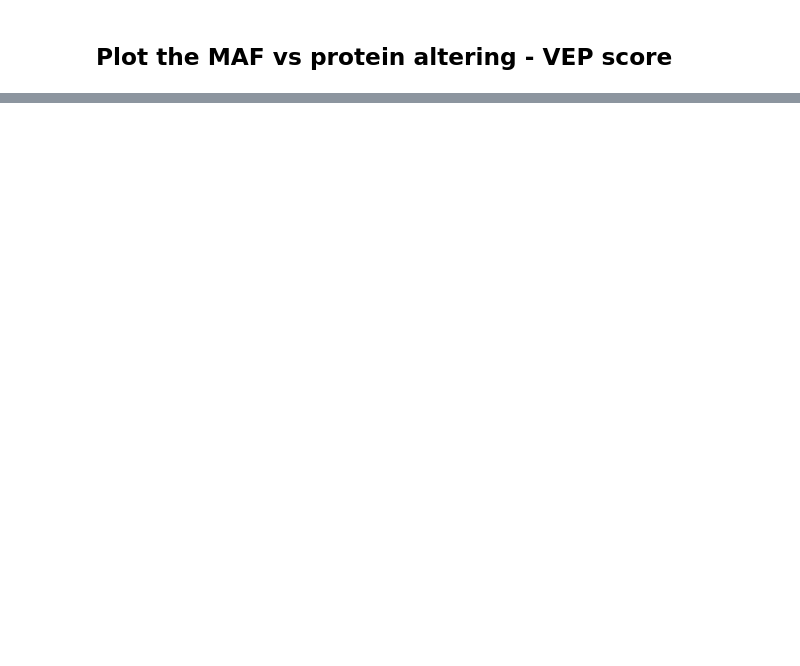
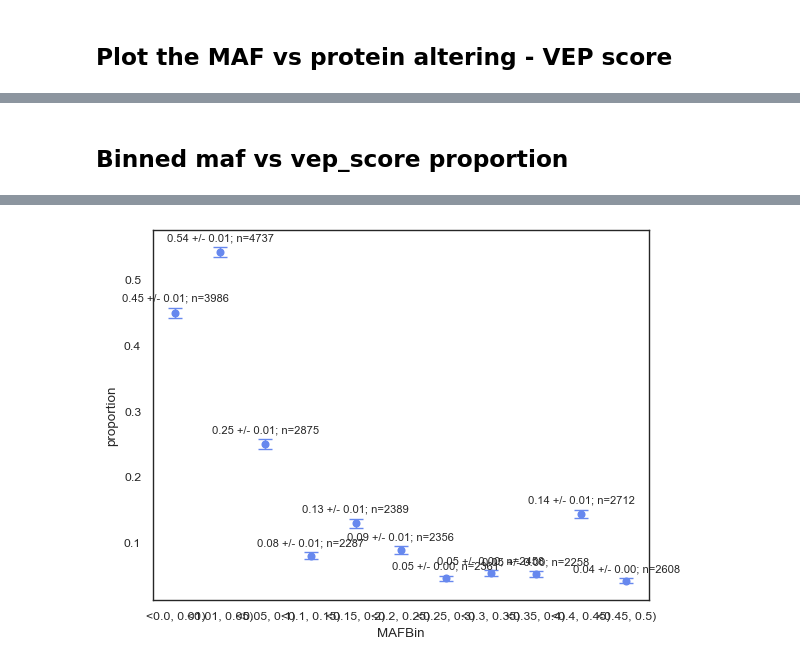
Before and after one commit to opentargets/Gentropy-manuscript, a Jupyter notebook: chapters/in_silico_effect_prediction/16_maf_lead_variant.ipynb, the cells around one changed output, grey strips where cells are left out. Saved outputs shown, nothing was run; the diff lists cells and outputs as text; code cells hidden in the pictures; blank space fills up the shorter version.

```diff
--- a/chapters/in_silico_effect_prediction/16_maf_lead_variant.ipynb
+++ b/chapters/in_silico_effect_prediction/16_maf_lead_variant.ipynb
@@ -294,0 +328,65 @@ sns.scatterplot(
+# %% [markdown]
+## Binned maf vs vep_score proportion
+# %%
+data = (
+    replicated_lead_variants_dataset.filter(pl.col("studyType") == "gwas")
+    .with_columns(
+        vep_score_proportion(pl.col("vepEffect"), pl.col("MAFBin")),
+    )
+    .select(
+        pl.col("vepProportion").struct.unnest(),
+        pl.col("variantId"),
+        pl.col("majorPopulationMAF"),
+        pl.col("MAFBin"),
+        pl.col("vepEffect").struct.field("normalisedScore"),
+    )
+)
+# sanity check
+n_data_group = data.filter(pl.col("MAFBin") == "<0.1, 0.2)").shape[0]
+n_data_protein_coding = data.filter(pl.col("MAFBin") == "<0.1, 0.2)").filter(pl.col("normalisedScore") >= 0.66).shape[0]
+print(f"Number of data points in <0.1, 0.2) MAF bin: {n_data_group}")
+print(f"Number of protein-coding variants in <0.1, 0.2) MAF bin: {n_data_protein_coding}")
+# print(
+#     f"Proportion of protein-coding variants in <0.1, 0.2) MAF bin: {n_data_protein_coding / (n_data_group - n_data_protein_coding):.2%}"
+# )
+actual = data.filter(pl.col("MAFBin") == "<0.1, 0.2)").select(
+    "proteinAlteringInMAFBin",
+    "nonProteinAlteringInMAFBin",
+    "proportion",
+    "stdErr",
+)
+print(actual.limit(1))
+
+grouped_data = (
+    data.group_by("MAFBin")
+    .agg(
+        pl.first("proportion"),
+        pl.first("stdErr"),
+        pl.mean("majorPopulationMAF"),
+        pl.count("variantId").alias("nVariants"),
+    )
+    .sort("majorPopulationMAF", descending=False)
+)
+print(grouped_data)
+
+# Plotting the proportion of protein-altering variants in different MAF bins
+fig = sns.scatterplot(data=grouped_data, x="MAFBin", y="proportion")
+fig.errorbar(
+    x=grouped_data["MAFBin"],
+    y=grouped_data["proportion"],
+    yerr=grouped_data["stdErr"],
+    fmt="o",
+    capsize=5,
+    elinewidth=1,
+    markeredgewidth=1,
+)
+# Add labels to the points
+for i, row in grouped_data.to_pandas().iterrows():
+    fig.text(
+        x=i,
+        y=row["proportion"] + row["stdErr"] + 0.01,
+        s=f"{row['proportion']:.2f} +/- {row['stdErr']:.2f}; n={row['nVariants']}",
+        horizontalalignment="center",
+        fontsize=8,
+    )
+# %% [output]
@@ -294,0 +410 @@ sns.scatterplot(
+[figure, added]
```
Also changed, not shown: parts of 13 cells of this notebook, 12 other files.
